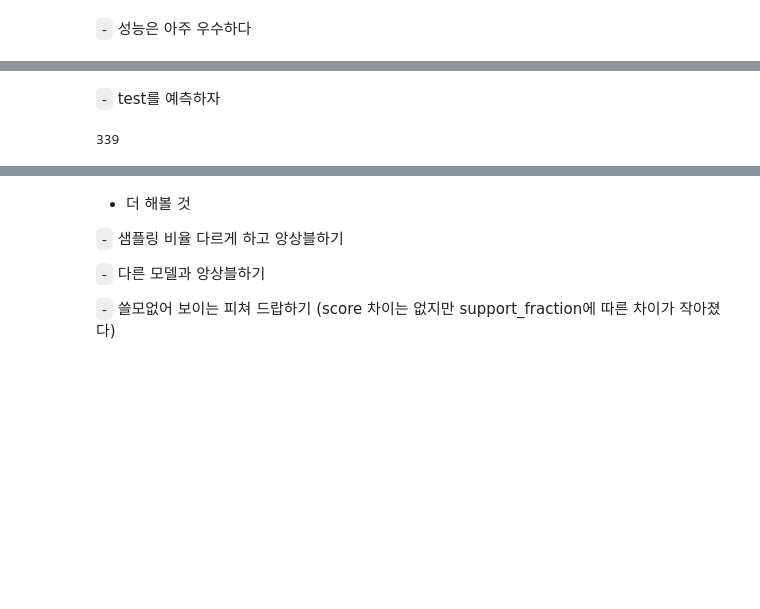
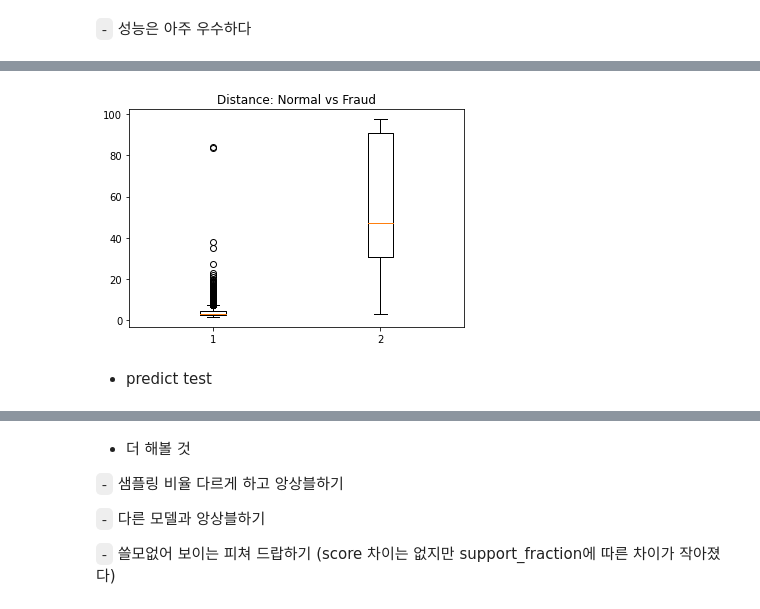
Before and after one commit to Jaesu26/Dacon-credit-card-fraud-detection, a Jupyter notebook: 신용카드-사기탐색-EDA모델링.ipynb, the cells around one changed output, grey strips where cells are left out. Drawn from its saved outputs; the diff is of its cells as text; code cells hidden in the pictures; blank space fills up the shorter version.

```diff
--- a/신용카드-사기탐색-EDA모델링.ipynb
+++ b/신용카드-사기탐색-EDA모델링.ipynb
@@ -386,13 +469,23 @@ f1_score(valid['Class'], y_pred, average='macro')
+# %%
+robust_cov = MinCovDet().fit(X2)
+# %%
+## Calculate cubic root of MCD Mahalanobis distances for samples
+robust_mahal = cov.mahalanobis(X2 - robust_cov.location_) ** (0.33)
+# %%
+normal_idx = valid[valid['Class'] == 0].index
+fraud_idx = valid[valid['Class'] == 1].index
+# %%
+plt.boxplot([robust_mahal[normal_idx], robust_mahal[fraud_idx]])
+plt.title('Distance: Normal vs Fraud')
+plt.show()
+# %% [output]
+[figure, added]
 # %% [markdown]
-`-` test를 예측하자
+- predict test
 # %%
 test_pred = cov.predict(test[features])
 # %%
 test_pred[test_pred == 1] = 0 ## 정상
 test_pred[test_pred == -1] = 1 ## 비정상
-# %%
-len(test_pred[test_pred == 1])
-# %% [output]
-339
 # %%
 submission['Class'] = test_pred
```
Also changed, not shown: parts of 57 cells of this notebook.
